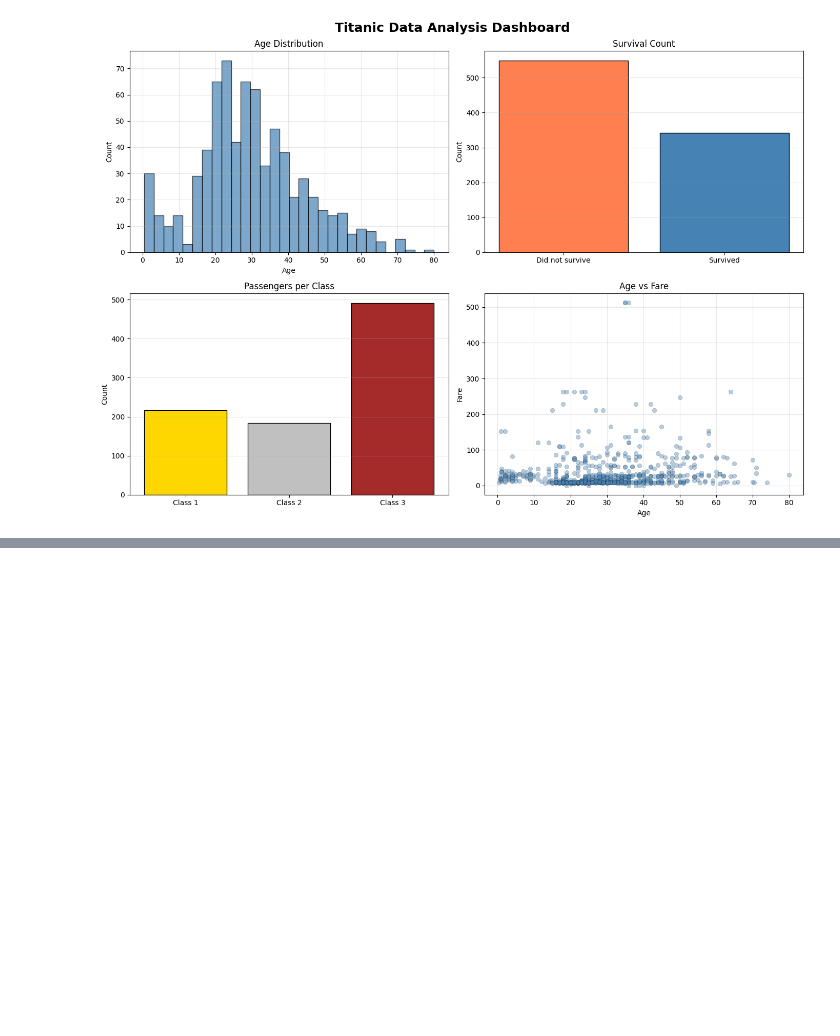
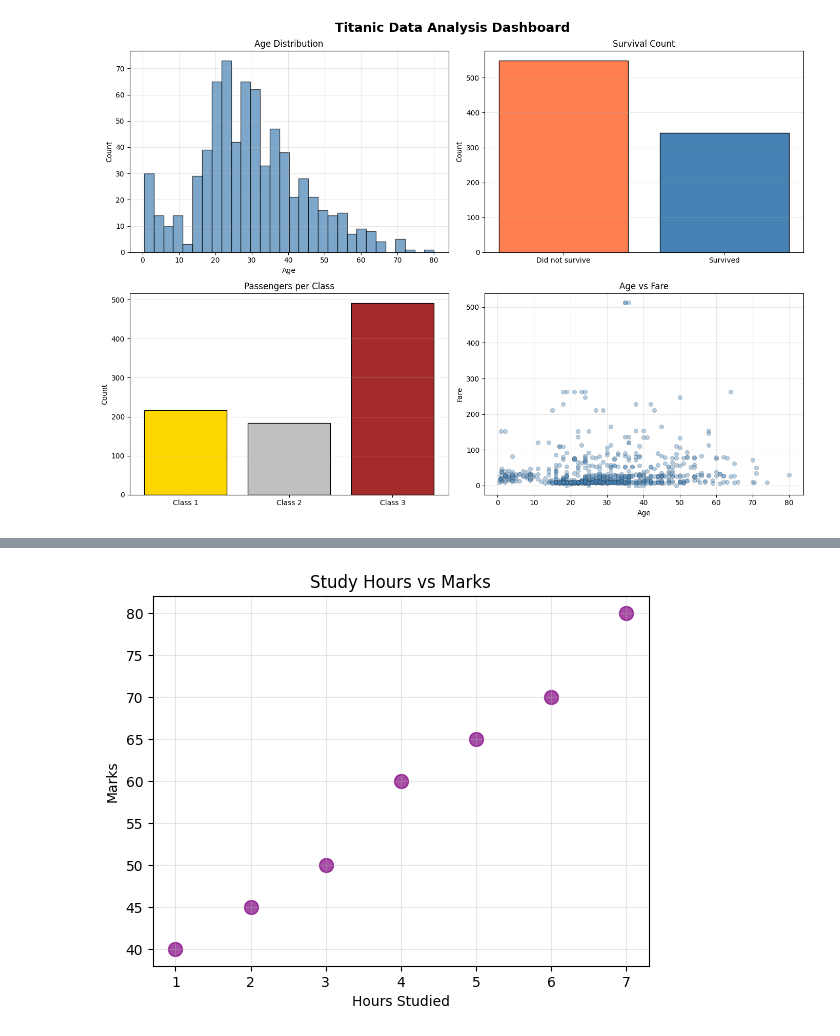
Before and after one commit to Ramcharan-AIML/Matplotlib_Problem_Solving, a Jupyter notebook: Matplotlib_Problems_Practice.ipynb, the cells around one changed output, grey strips where cells are left out. Cells and saved outputs as stored; diff of their text form; code cells hidden in the pictures; blank space fills up the shorter version.

```diff
--- a/Matplotlib_Problems_Practice.ipynb
+++ b/Matplotlib_Problems_Practice.ipynb
@@ -350,0 +380,20 @@ plt.show()
+# %%
+import matplotlib.pyplot as plt
+
+hours = [1,2,3,4,5,6,7]
+marks = [40,45,50,60,65,70,80]
+
+plt.scatter(hours, marks,
+            color="purple",
+            s=100,
+            alpha=0.7)
+
+plt.title("Study Hours vs Marks")
+plt.xlabel("Hours Studied")
+plt.ylabel("Marks")
+
+plt.grid(alpha=0.3)
+
+plt.show()
+# %% [output]
+[figure, added]
```
Also changed, not shown: parts of 9 cells of this notebook.
